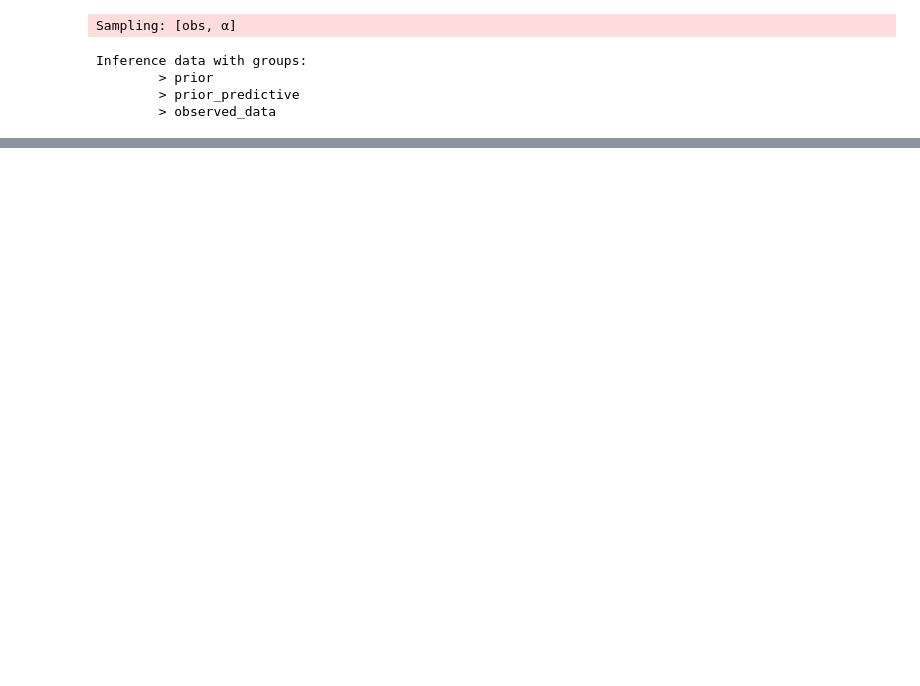
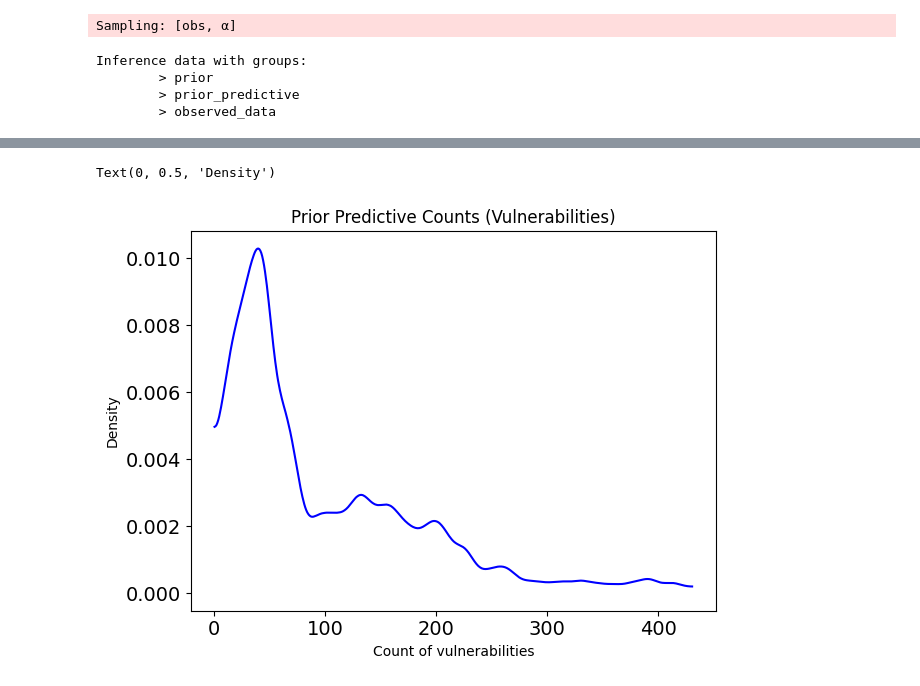
Before and after one commit to Noerklit/ProbProExam-2026, a Jupyter notebook: main-question.ipynb, the cells around one changed output, grey strips where cells are left out. Drawn from its saved outputs; the diff is of its cells as text; code cells hidden in the pictures; blank space fills up the shorter version.

```diff
--- a/main-question.ipynb
+++ b/main-question.ipynb
@@ -308,0 +322,8 @@ Text(0, 0.5, 'Density')
+# %%
+az.plot_dist(prior_obs, kind='kde', color='blue')
+plt.title("Prior Predictive Counts (Vulnerabilities)")
+plt.xlabel("Count of vulnerabilities")
+plt.ylabel("Density")
+# %% [output]
+Text(0, 0.5, 'Density')
+[figure, added]
```
Also changed, not shown: parts of 21 cells of this notebook.
